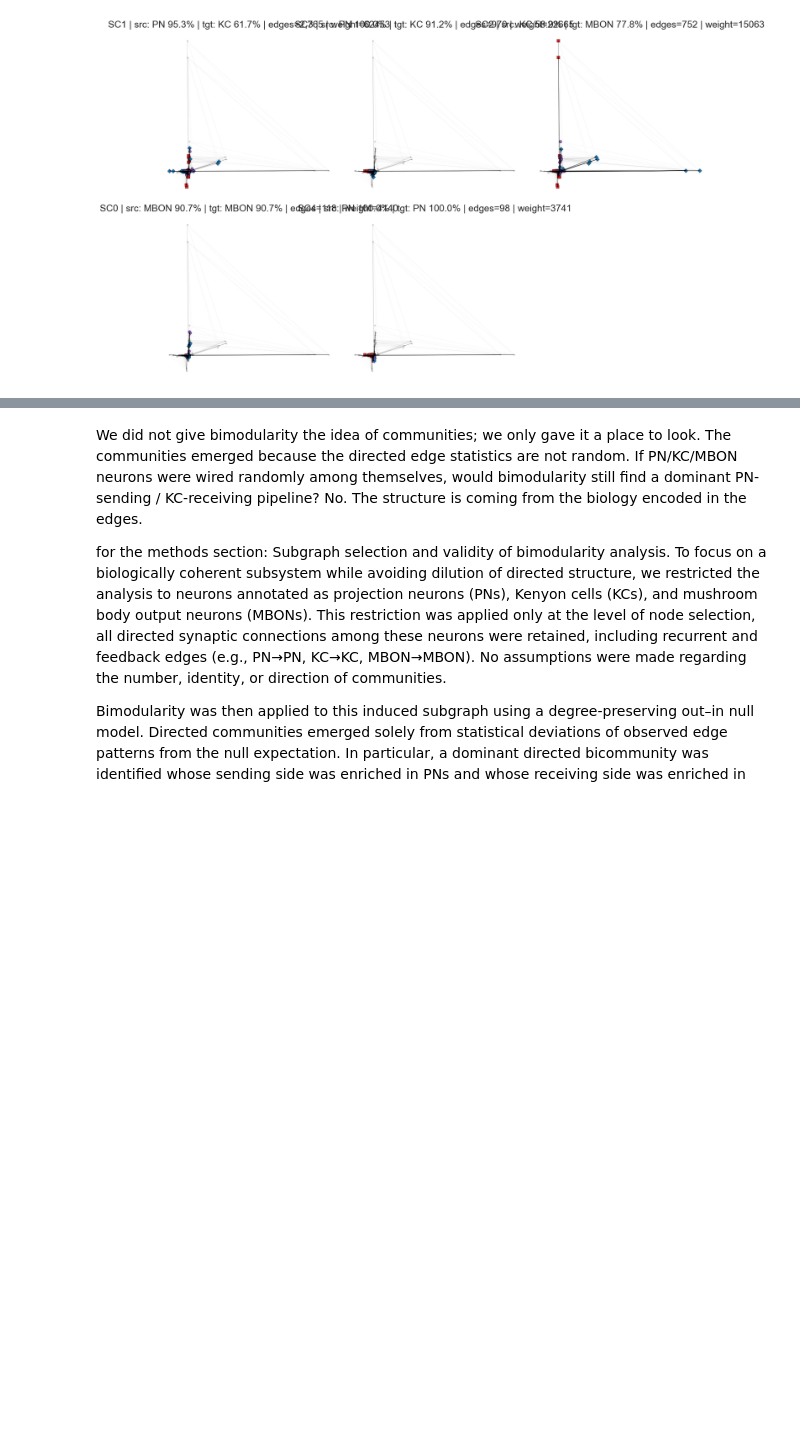
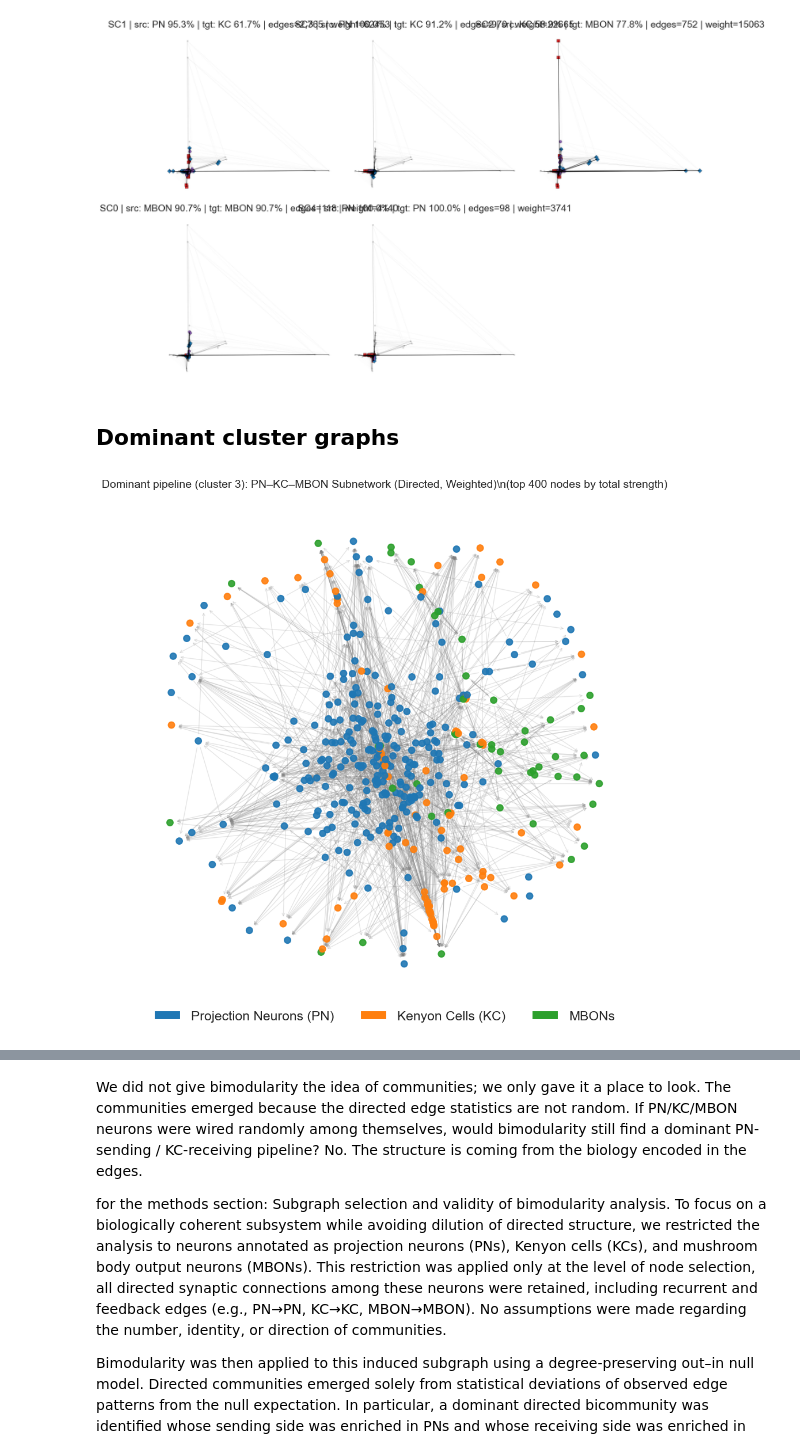
Before and after one commit to Banu-ozdeveci/flywire-connectome-analysis, a Jupyter notebook: notebooks/s_test_fly_bimodularity.ipynb, the cells around one changed output, grey strips where cells are left out. Cells and saved outputs as stored; diff of their text form; code cells hidden in the pictures; blank space fills up the shorter version.

```diff
--- a/notebooks/s_test_fly_bimodularity.ipynb
+++ b/notebooks/s_test_fly_bimodularity.ipynb
@@ -1165,3 +1165,80 @@ Using bimod_viz from c:\Users\20211927\OneDrive - TU Eindhoven\Documents\GitHub\
 [figure]
 [figure]
 [figure]
+# %% [markdown]
+## Dominant cluster graphs
+# %%
+import matplotlib.pyplot as plt
+import networkx as nx
+import numpy as np
+from matplotlib.patches import Patch
+
+# --- PN–KC–MBON Subnetwork (Directed, Weighted) for the dominant edge-cluster ---
+assert 'pipeline' in globals(), 'Run the clustering cells above to define `pipeline`.'
+assert 'largest_cluster' in globals(), 'Run the clustering cells above to define `largest_cluster`.'
+
+edge_df = pipeline[['pre_root_id', 'post_root_id', EDGE_WEIGHT_COL]].copy()
+edge_df = edge_df.groupby(['pre_root_id', 'post_root_id'], as_index=False)[EDGE_WEIGHT_COL].sum()
+
+G_dom = nx.DiGraph()
+G_dom.add_weighted_edges_from(
+    [
+        (int(r.pre_root_id), int(r.post_root_id), float(getattr(r, EDGE_WEIGHT_COL)))
+        for r in edge_df.itertuples(index=False)
+    ],
+    weight='weight',
+)
+
+# Optional downsampling for readability (spring-layout is O(E))
+MAX_PLOT_NODES = 400  # set to None to draw all nodes
+G_plot = G_dom
+if MAX_PLOT_NODES is not None and G_dom.number_of_nodes() > MAX_PLOT_NODES:
+    strength = {}
+    for u, v, d in G_dom.edges(data=True):
+        w = float(d.get('weight', 1.0))
+        strength[u] = strength.get(u, 0.0) + w
+        strength[v] = strength.get(v, 0.0) + w
+    keep = set(sorted(strength, key=strength.get, reverse=True)[:MAX_PLOT_NODES])
+    G_plot = G_dom.subgraph(keep).copy()
+
+# Color nodes by biological class
+color_map = []
+for n in G_plot.nodes():
+    if n in pns:
+        color_map.append('tab:blue')     # PN
+    elif n in kcs:
+        color_map.append('tab:orange')   # KC
+    elif n in mbons:
+        color_map.append('tab:green')    # MBON
+    else:
+        color_map.append('gray')
+
+pos = nx.spring_layout(G_plot, seed=42)
+
+plt.figure(figsize=(10, 10))
+nx.draw_networkx_nodes(G_plot, pos, node_color=color_map, node_size=60, alpha=0.9)
+nx.draw_networkx_edges(
+    G_plot,
+    pos,
+    arrowstyle='->',
+    arrowsize=8,
+    edge_color='gray',
+    alpha=0.2,
+)
+
+legend_elements = [
+    Patch(facecolor='tab:blue', label='Projection Neurons (PN)'),
+    Patch(facecolor='tab:orange', label='Kenyon Cells (KC)'),
+    Patch(facecolor='tab:green', label='MBONs'),
+]
+plt.legend(handles=legend_elements, loc='lower center', bbox_to_anchor=(0.5, -0.05), ncol=3, frameon=False)
+
+title = f'Dominant pipeline (cluster {largest_cluster}): PN–KC–MBON Subnetwork (Directed, Weighted)'
+if MAX_PLOT_NODES is not None and G_dom.number_of_nodes() > MAX_PLOT_NODES:
+    title += f'\\n(top {MAX_PLOT_NODES} nodes by total strength)'
+plt.title(title, fontsize=14)
+plt.axis('off')
+plt.tight_layout()
+plt.show()
+# %% [output]
+[figure, added]
```
Also changed, not shown: parts of 4 cells of this notebook.
